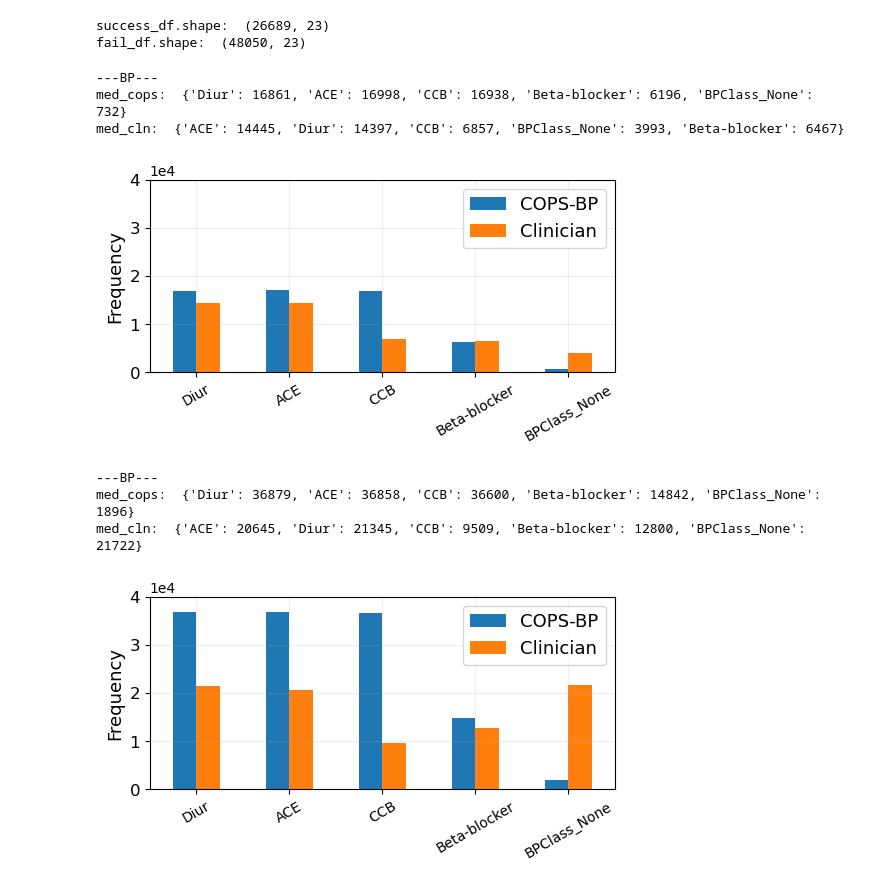
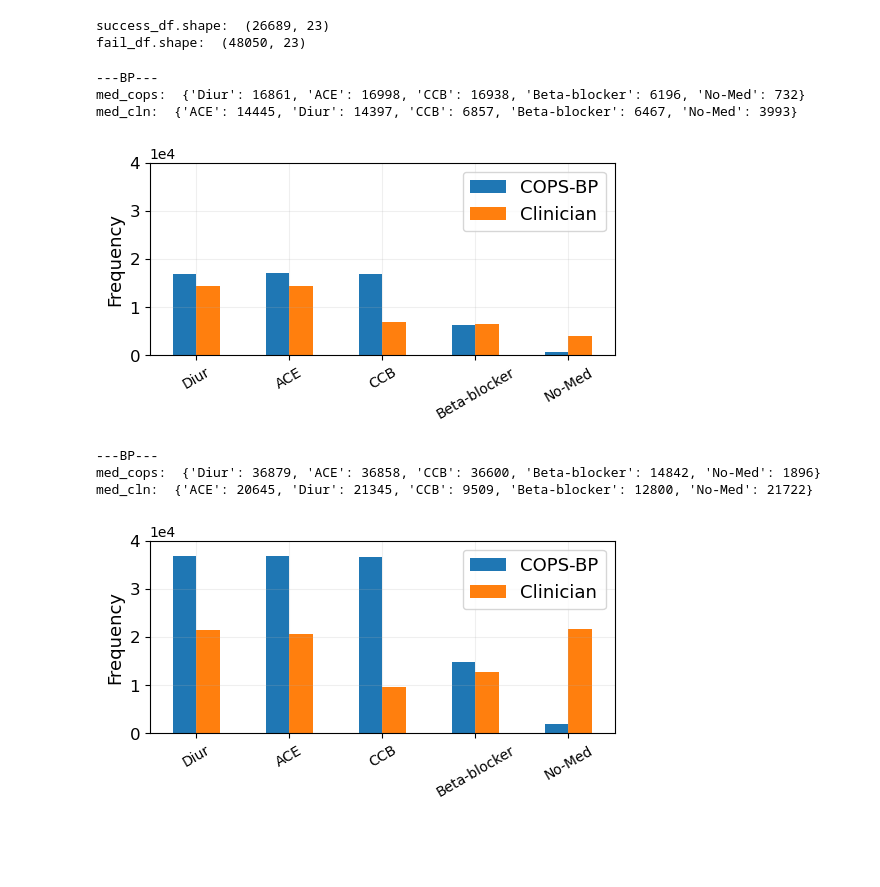
Before and after one commit to tian1327/Accord-RL, a Jupyter notebook: NumericalResults/Table_and_Plots_v6_newrange_final.ipynb, the cells around one changed output. Saved outputs shown, nothing was run; the diff lists cells and outputs as text; code cells hidden in the pictures; blank space fills up the shorter version.

```diff
--- a/NumericalResults/Table_and_Plots_v6_newrange_final.ipynb
+++ b/NumericalResults/Table_and_Plots_v6_newrange_final.ipynb
@@ -1692,6 +1692,27 @@ def plot_med_list_2(df, flag, dataset):
 
     # med_cops = dict(sorted(med_cops.items()))
     # med_cln = dict(sorted(med_cln.items()))
+
+    # update the key name "BPClass_None" to "No-Med"
+    if 'BPClass_None' in med_cops:
+        med_cops['No-Med'] = med_cops.pop('BPClass_None')
+        med_cln['No-Med'] = med_cln.pop('BPClass_None')
+    if 'BGClass_None' in med_cops:
+        med_cops['No-Med'] = med_cops.pop('BGClass_None')
+        med_cln['No-Med'] = med_cln.pop('BGClass_None')
+    if 'BPBGClass_None' in med_cops:
+        med_cops['No-Med'] = med_cops.pop('BPBGClass_None')
+        med_cln['No-Med'] = med_cln.pop('BPBGClass_None')
+
+    if flag == 'MM':
+        # reorder ther med_cops and med_cln in the order of "Diur", "ACE", "CCB", "Beta-blocker", "Bingu", "Meglit", "Thiaz", "Sulfon", "No-Med"
+        med_cops = {'Diur': med_cops['Diur'], 'ACE': med_cops['ACE'], 'CCB': med_cops['CCB'], 'Beta-blocker': med_cops['Beta-blocker'],
+                    'Bingu': med_cops['Bingu'], 'Meglit': med_cops['Meglit'], 'Thiaz': med_cops['Thiaz'], 'Sulfon': med_cops['Sulfon'],
+                    'No-Med': med_cops['No-Med']}
+        med_cln = {'Diur': med_cln['Diur'], 'ACE': med_cln['ACE'], 'CCB': med_cln['CCB'], 'Beta-blocker': med_cln['Beta-blocker'],
+                    'Bingu': med_cln['Bingu'], 'Meglit': med_cln['Meglit'], 'Thiaz': med_cln['Thiaz'], 'Sulfon': med_cln['Sulfon'],
+                    'No-Med': med_cln['No-Med']}
+
 
     print('med_cops: ', med_cops)
     print('med_cln: ', med_cln)
@@ -1714,40 +1735,40 @@ def plot_med_list_2(df, flag, dataset):
     # set y-axis range
     plt.ylim(0, 40000)
 
     #set y axis to be scientific notation
     plt.ticklabel_format(style='sci', axis='y', scilimits=(0,0))
 
     # plot the bar chart, one bar for COPS, one bar for CLN, x-axis is the index, y-axis is the frequency
     # if flag == 'BP':
     #     plt.title('Frequency of BP Med Classes Recommended by COPS-{} and Clinicians - {}'.format(flag, dataset))
     # if flag == 'BG':
     #     plt.title('Frequency of BG Med Classes Recommended by COPS-{} and Clinicians - {}'.format(flag, dataset))
     # if flag == 'MM':
     #     plt.title('Frequency of BP & BG Med Classes Recommended by COPS-{} and Clinicians - {}'.format(flag, dataset))
 
     plt.xticks(rotation=30, fontsize=10)
     plt.yticks(fontsize=12)
 
     plt.ylabel('Frequency', fontsize=13)
 
     # save the plot to pdf and png
     plt.savefig('plots/MedClasses_{}_{}.pdf'.format(flag, dataset), bbox_inches='tight')
     plt.savefig('plots/MedClasses_{}_{}.png'.format(flag, dataset), bbox_inches='tight', dpi=300)
 
     plt.show()
 
 
 plot_med_list_2(bp_df_suc, 'BP', 'Success')
 plot_med_list_2(bp_df_fail, 'BP', 'Fail')
 # %% [output]
 ---BP---
-med_cops:  {'Diur': 16861, 'ACE': 16998, 'CCB': 16938, 'Beta-blocker': 6196, 'BPClass_None': 732}
-med_cln:  {'ACE': 14445, 'Diur': 14397, 'CCB': 6857, 'BPClass_None': 3993, 'Beta-blocker': 6467}
+med_cops:  {'Diur': 16861, 'ACE': 16998, 'CCB': 16938, 'Beta-blocker': 6196, 'No-Med': 732}
+med_cln:  {'ACE': 14445, 'Diur': 14397, 'CCB': 6857, 'Beta-blocker': 6467, 'No-Med': 3993}
-[figure, old version]
+[figure, new version]
 ---BP---
-med_cops:  {'Diur': 36879, 'ACE': 36858, 'CCB': 36600, 'Beta-blocker': 14842, 'BPClass_None': 1896}
-med_cln:  {'ACE': 20645, 'Diur': 21345, 'CCB': 9509, 'Beta-blocker': 12800, 'BPClass_None': 21722}
+med_cops:  {'Diur': 36879, 'ACE': 36858, 'CCB': 36600, 'Beta-blocker': 14842, 'No-Med': 1896}
+med_cln:  {'ACE': 20645, 'Diur': 21345, 'CCB': 9509, 'Beta-blocker': 12800, 'No-Med': 21722}
-[figure, old version]
+[figure, new version]
 # %%
 plot_med_list_2(bg_df_suc, 'BG', 'Success')
 plot_med_list_2(bg_df_fail, 'BG', 'Fail')
```
Also changed, not shown: parts of 4 cells of this notebook.
